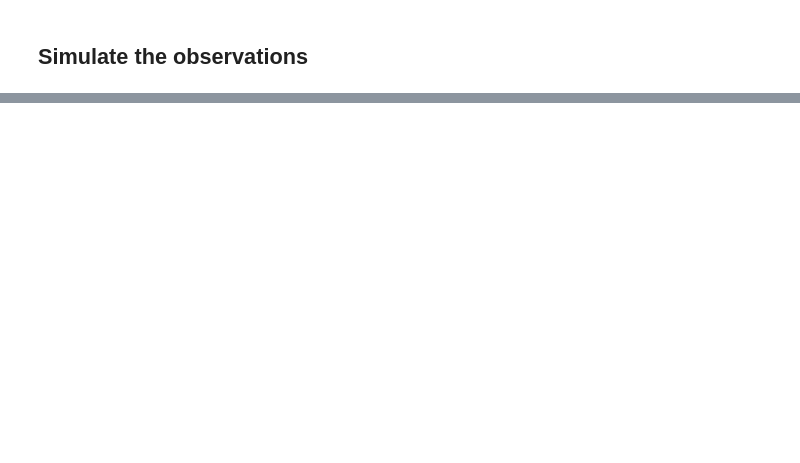
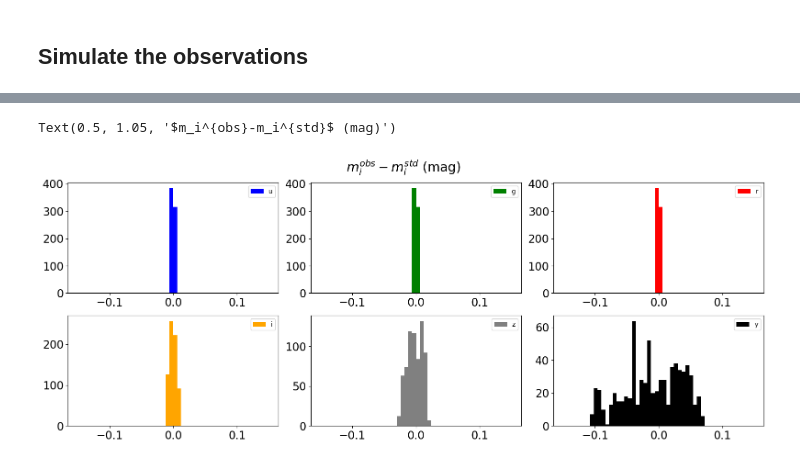
Before and after one commit to sylvielsstfr/RubinLSSTPhotometricCorrTuto, a Jupyter notebook: notebooks/03_Applications/03a_PhotoZ.ipynb, the cells around one changed output, grey strips where cells are left out. Drawn from its saved outputs; the diff is of its cells as text; code cells hidden in the pictures; blank space fills up the shorter version.

```diff
--- a/notebooks/03_Applications/03a_PhotoZ.ipynb
+++ b/notebooks/03_Applications/03a_PhotoZ.ipynb
@@ -407,0 +424,16 @@ df
+# %%
+fig, ax = plt.subplots(2,3,figsize=(16,6))
+ax[0,0].hist(df["miobs_u"]-df["mistd_u"],bins=50,range=(-0.15,0.15),facecolor=filter_color[0],label=filter_tagnames[0] )
+ax[0,1].hist(df["miobs_g"]-df["mistd_g"],bins=50,range=(-0.15,0.15),facecolor=filter_color[1],label=filter_tagnames[1])
+ax[0,2].hist(df["miobs_r"]-df["mistd_r"],bins=50,range=(-0.15,0.15),facecolor=filter_color[2],label=filter_tagnames[2])
+ax[1,0].hist(df["miobs_i"]-df["mistd_i"],bins=50,range=(-0.15,0.15),facecolor=filter_color[3],label=filter_tagnames[3])
+ax[1,1].hist(df["miobs_z"]-df["mistd_z"],bins=50,range=(-0.15,0.15),facecolor=filter_color[4],label=filter_tagnames[4])
+ax[1,2].hist(df["miobs_y"]-df["mistd_y"],bins=50,range=(-0.15,0.15),facecolor=filter_color[5],label=filter_tagnames[5])
+for ix in range(3):
+    for iy in range(2):
+        ax[iy,ix].legend()
+plt.tight_layout()
+plt.suptitle("$m_i^{obs}-m_i^{std}$ (mag)",fontsize=20,y=1.05)
+# %% [output]
+Text(0.5, 1.05, '$m_i^{obs}-m_i^{std}$ (mag)')
+[figure, added]
```
Also changed, not shown: parts of 7 cells of this notebook.
